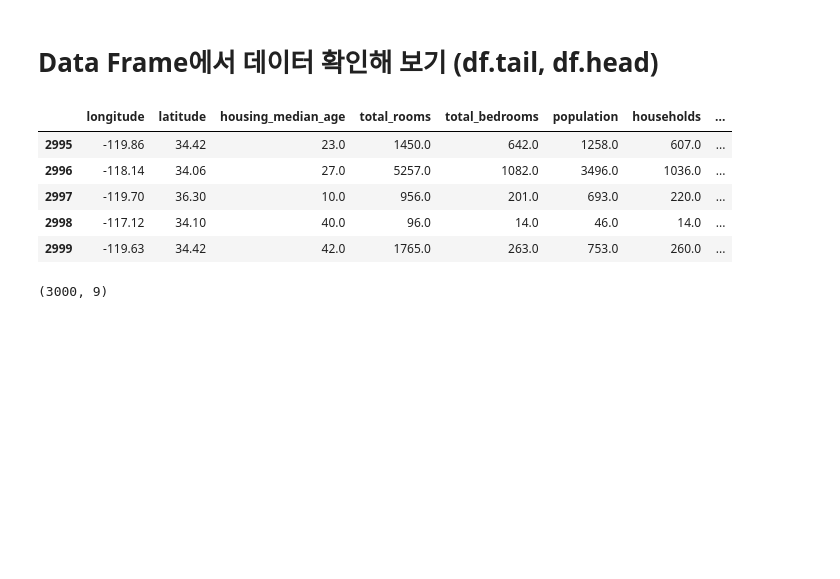
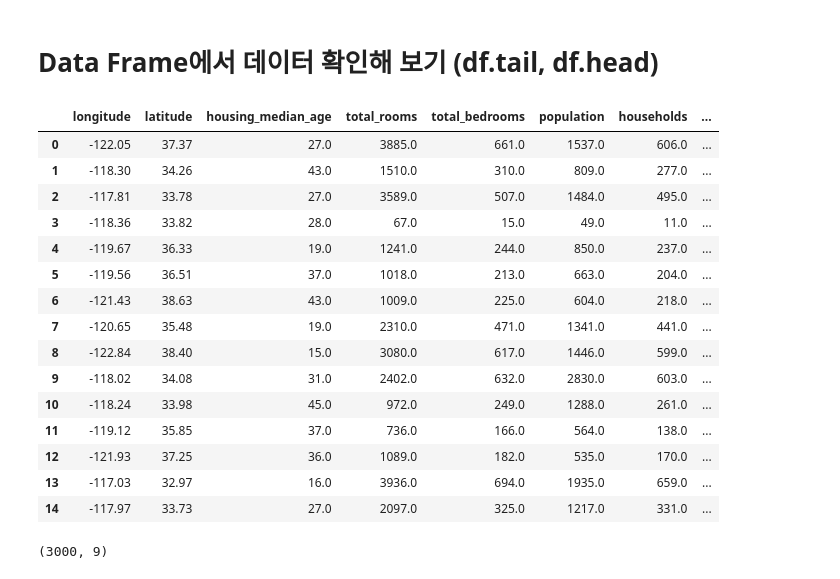
Before and after one commit to choki0715/lecture, a Jupyter notebook: pandas_example.ipynb, the cells around one changed output. Saved outputs shown, nothing was run; the diff lists cells and outputs as text; code cells hidden in the pictures; blank space fills up the shorter version.

```diff
--- a/pandas_example.ipynb
+++ b/pandas_example.ipynb
@@ -71,15 +73,25 @@ sample_data
 # %% [markdown]
 # Data Frame에서 데이터 확인해 보기 (df.tail, df.head)
 # %%
-df.tail()
-df.head()
+#df.tail(10)
+df.head(15)
 # %% [output]
 |  | longitude | latitude | housing_median_age | total_rooms | total_bedrooms | population | households | ... |
-| 2995 | -119.86 | 34.42 | 23.0 | 1450.0 | 642.0 | 1258.0 | 607.0 | ... |
-| 2996 | -118.14 | 34.06 | 27.0 | 5257.0 | 1082.0 | 3496.0 | 1036.0 | ... |
-| 2997 | -119.70 | 36.30 | 10.0 | 956.0 | 201.0 | 693.0 | 220.0 | ... |
-| 2998 | -117.12 | 34.10 | 40.0 | 96.0 | 14.0 | 46.0 | 14.0 | ... |
-| 2999 | -119.63 | 34.42 | 42.0 | 1765.0 | 263.0 | 753.0 | 260.0 | ... |
+| 0 | -122.05 | 37.37 | 27.0 | 3885.0 | 661.0 | 1537.0 | 606.0 | ... |
+| 1 | -118.30 | 34.26 | 43.0 | 1510.0 | 310.0 | 809.0 | 277.0 | ... |
+| 2 | -117.81 | 33.78 | 27.0 | 3589.0 | 507.0 | 1484.0 | 495.0 | ... |
+| 3 | -118.36 | 33.82 | 28.0 | 67.0 | 15.0 | 49.0 | 11.0 | ... |
+| 4 | -119.67 | 36.33 | 19.0 | 1241.0 | 244.0 | 850.0 | 237.0 | ... |
+| 5 | -119.56 | 36.51 | 37.0 | 1018.0 | 213.0 | 663.0 | 204.0 | ... |
+| 6 | -121.43 | 38.63 | 43.0 | 1009.0 | 225.0 | 604.0 | 218.0 | ... |
+| 7 | -120.65 | 35.48 | 19.0 | 2310.0 | 471.0 | 1341.0 | 441.0 | ... |
+| 8 | -122.84 | 38.40 | 15.0 | 3080.0 | 617.0 | 1446.0 | 599.0 | ... |
+| 9 | -118.02 | 34.08 | 31.0 | 2402.0 | 632.0 | 2830.0 | 603.0 | ... |
+| 10 | -118.24 | 33.98 | 45.0 | 972.0 | 249.0 | 1288.0 | 261.0 | ... |
+| 11 | -119.12 | 35.85 | 37.0 | 736.0 | 166.0 | 564.0 | 138.0 | ... |
+| 12 | -121.93 | 37.25 | 36.0 | 1089.0 | 182.0 | 535.0 | 170.0 | ... |
+| 13 | -117.03 | 32.97 | 16.0 | 3936.0 | 694.0 | 1935.0 | 659.0 | ... |
+| 14 | -117.97 | 33.73 | 27.0 | 2097.0 | 325.0 | 1217.0 | 331.0 | ... |
 # %%
 df.shape
 # %% [output]
```
Also changed, not shown: parts of 7 cells of this notebook.
